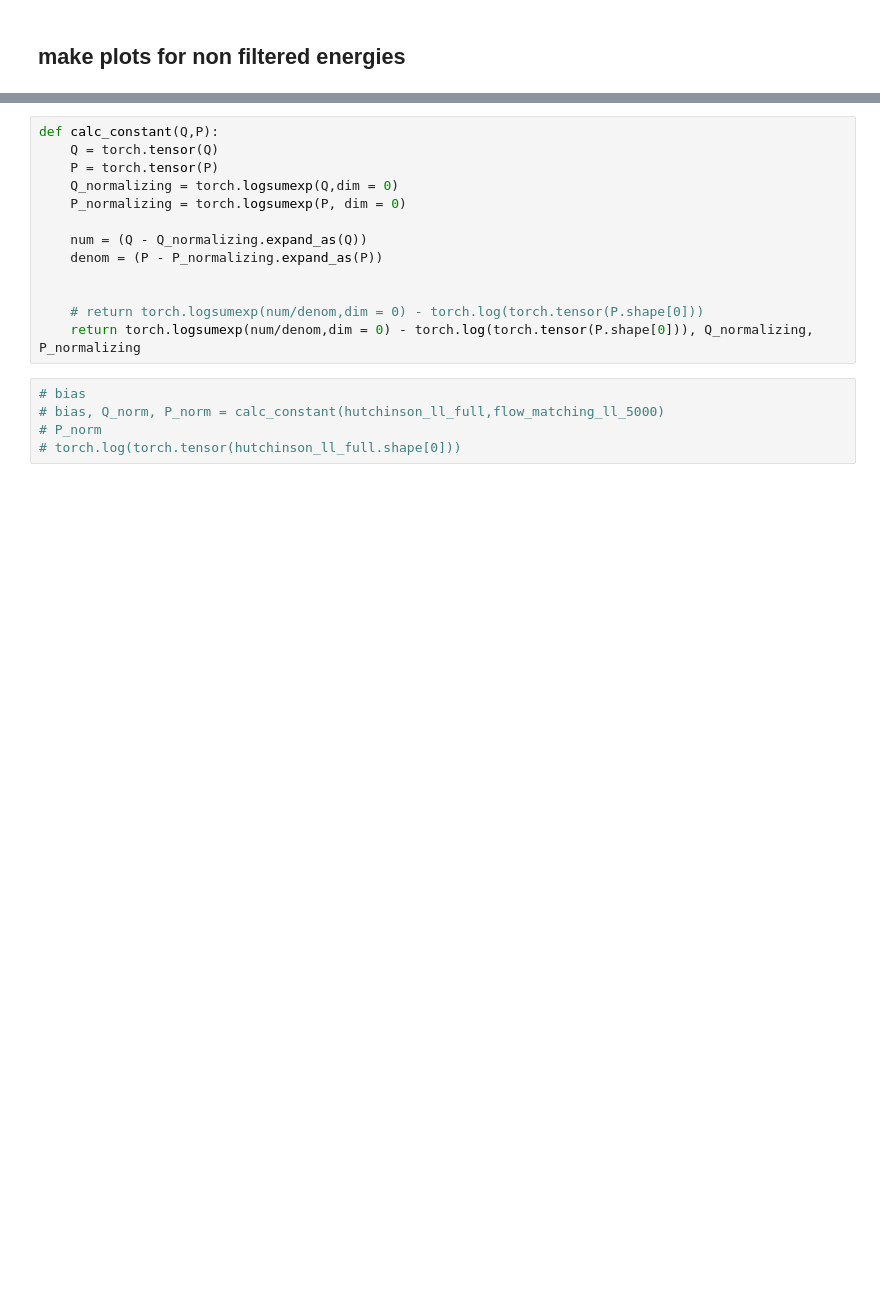
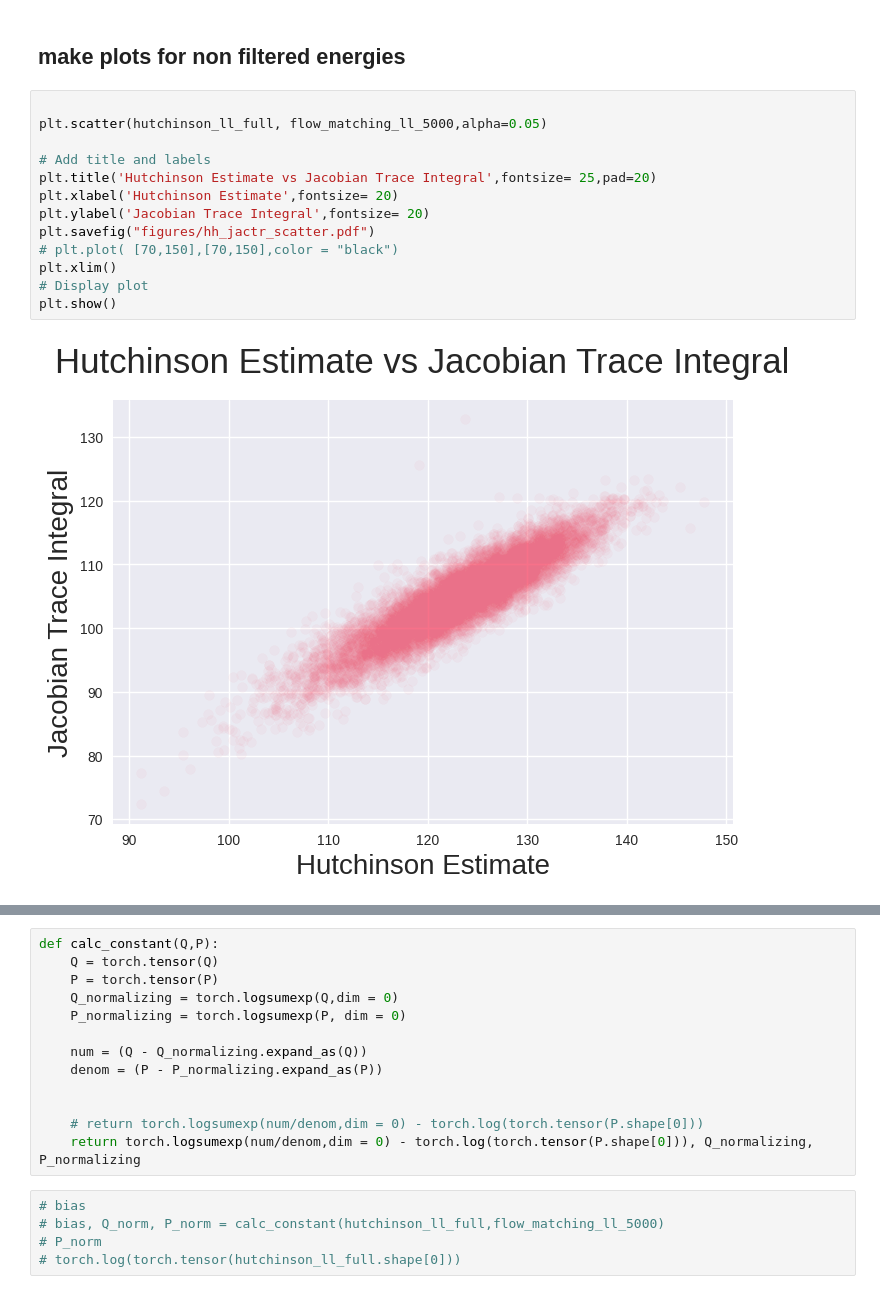
Before and after one commit to RishalAggarwal/BoltzNCE, a Jupyter notebook: BoltzNCE/likelihood_comparison_experiments.ipynb, the cells around one changed output, grey strips where cells are left out. Cells and saved outputs as stored; diff of their text form; blank space fills up the shorter version.

```diff
--- a/BoltzNCE/likelihood_comparison_experiments.ipynb
+++ b/BoltzNCE/likelihood_comparison_experiments.ipynb
@@ -1223,3 +1220,18 @@ plt.show()
 # %% [markdown]
 ## make plots for non filtered energies
+# %%
+
+plt.scatter(hutchinson_ll_full, flow_matching_ll_5000,alpha=0.05)
+
+# Add title and labels
+plt.title('Hutchinson Estimate vs Jacobian Trace Integral',fontsize= 25,pad=20)
+plt.xlabel('Hutchinson Estimate',fontsize= 20)
+plt.ylabel('Jacobian Trace Integral',fontsize= 20)
+plt.savefig("figures/hh_jactr_scatter.pdf")
+# plt.plot( [70,150],[70,150],color = "black")
+plt.xlim()
+# Display plot
+plt.show()
+# %% [output]
+[figure, added]
 # %%
```
Also changed, not shown: parts of 16 cells of this notebook, 28 other files.
